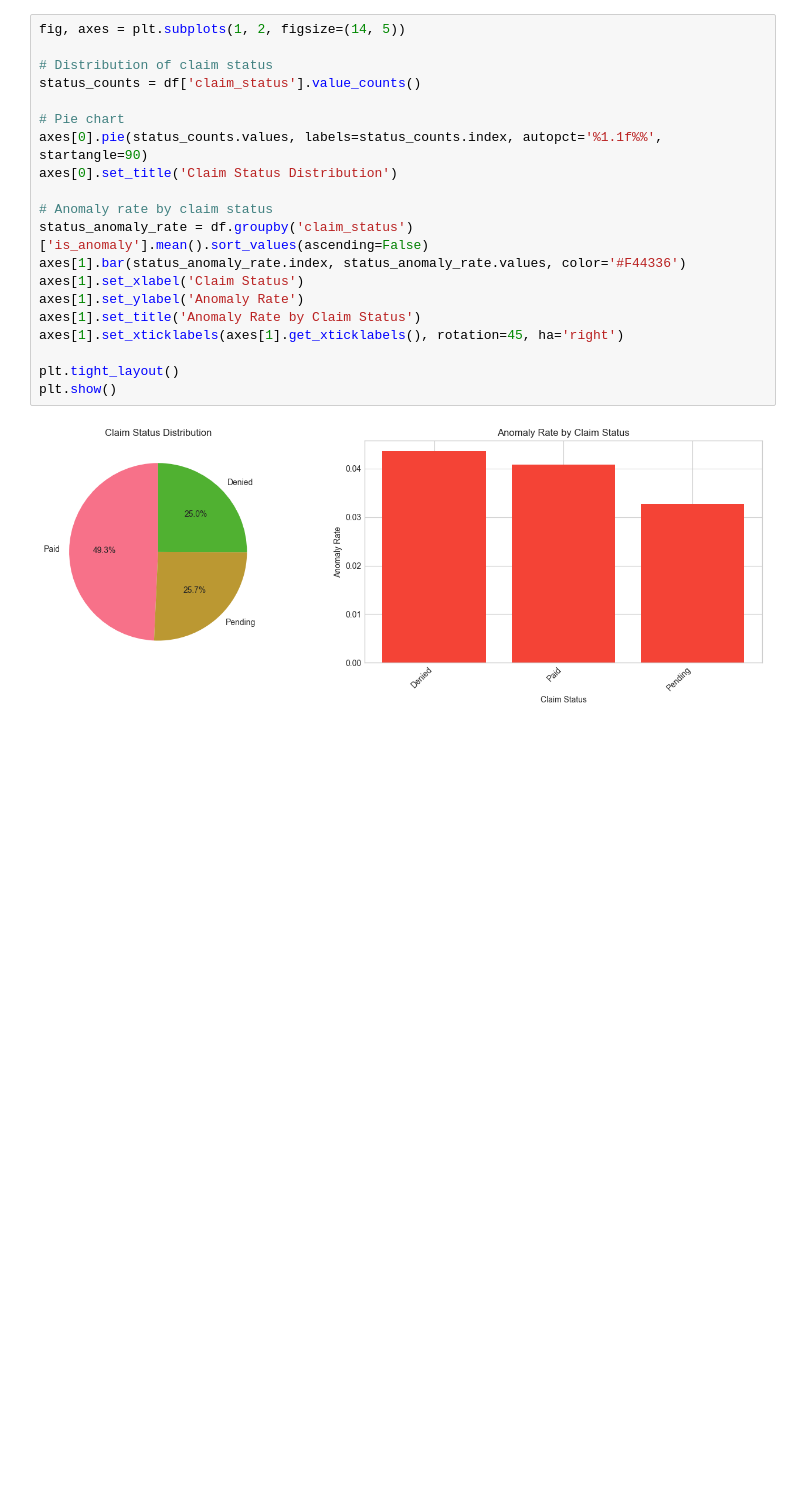
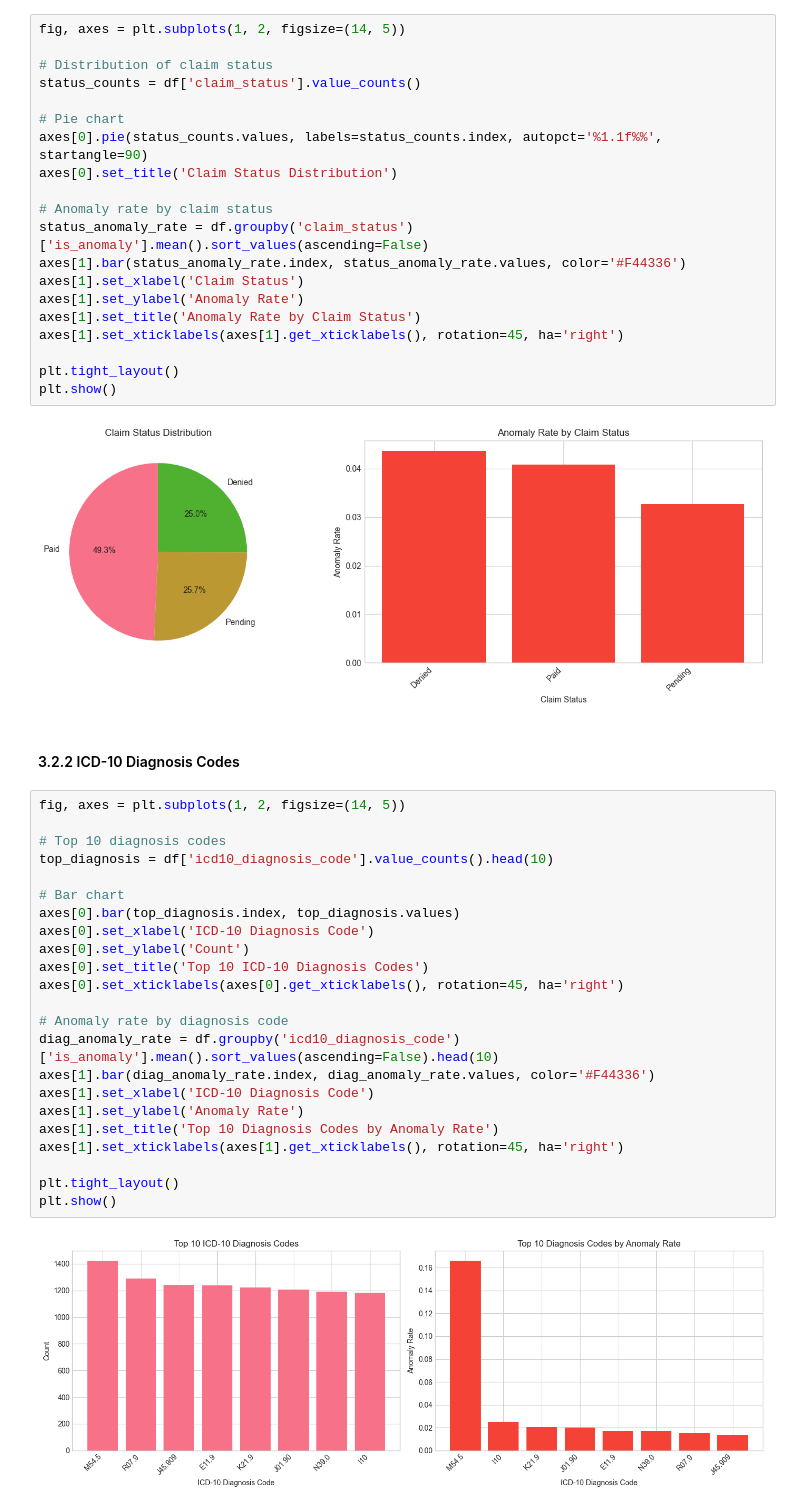
Before and after one commit to Houzibe/health-insurance-fraudulent-claims-detection-system, a Jupyter notebook: notebooks/01_EDA_and_Preprocessing.ipynb, the cells around one changed output. Saved outputs shown, nothing was run; the diff lists cells and outputs as text; blank space fills up the shorter version.

Commit message:
Added categorical features analysis by ICD-10 Diagnosis Codes

```diff
--- a/notebooks/01_EDA_and_Preprocessing.ipynb
+++ b/notebooks/01_EDA_and_Preprocessing.ipynb
@@ -301,3 +301,30 @@ plt.tight_layout()
 plt.show()
 # %% [output]
 [figure]
+# %% [markdown]
+#### 3.2.2 ICD-10 Diagnosis Codes
+# %%
+fig, axes = plt.subplots(1, 2, figsize=(14, 5))
+
+# Top 10 diagnosis codes
+top_diagnosis = df['icd10_diagnosis_code'].value_counts().head(10)
+
+# Bar chart
+axes[0].bar(top_diagnosis.index, top_diagnosis.values)
+axes[0].set_xlabel('ICD-10 Diagnosis Code')
+axes[0].set_ylabel('Count')
+axes[0].set_title('Top 10 ICD-10 Diagnosis Codes')
+axes[0].set_xticklabels(axes[0].get_xticklabels(), rotation=45, ha='right')
+
+# Anomaly rate by diagnosis code
+diag_anomaly_rate = df.groupby('icd10_diagnosis_code')['is_anomaly'].mean().sort_values(ascending=False).head(10)
+axes[1].bar(diag_anomaly_rate.index, diag_anomaly_rate.values, color='#F44336')
+axes[1].set_xlabel('ICD-10 Diagnosis Code')
+axes[1].set_ylabel('Anomaly Rate')
+axes[1].set_title('Top 10 Diagnosis Codes by Anomaly Rate')
+axes[1].set_xticklabels(axes[1].get_xticklabels(), rotation=45, ha='right')
+
+plt.tight_layout()
+plt.show()
+# %% [output]
+[figure, added]
```
